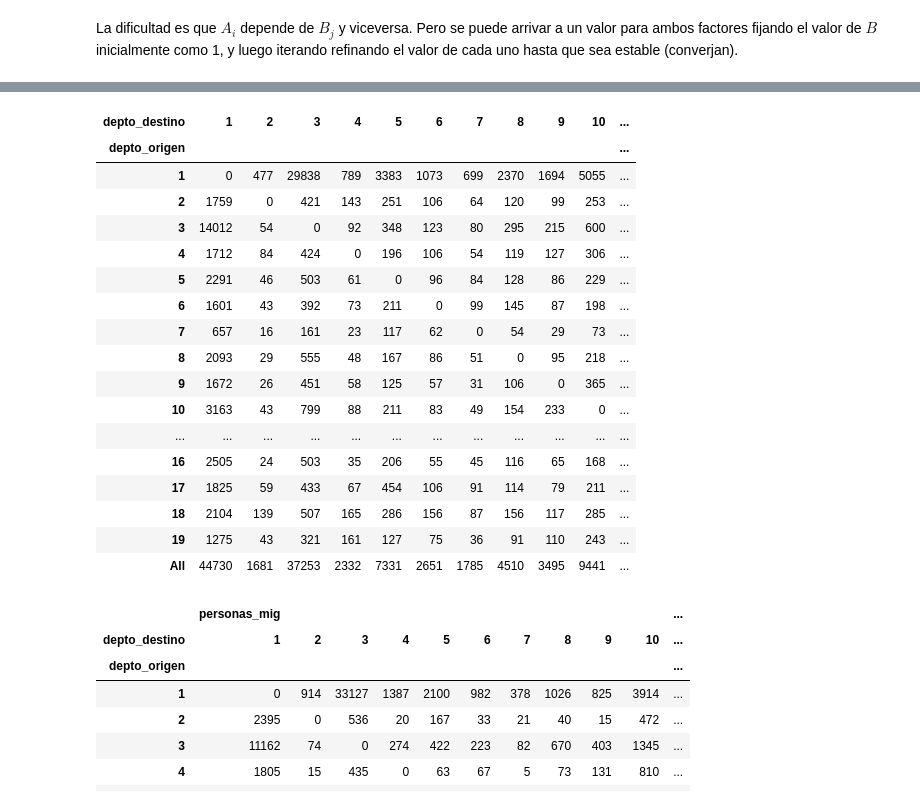
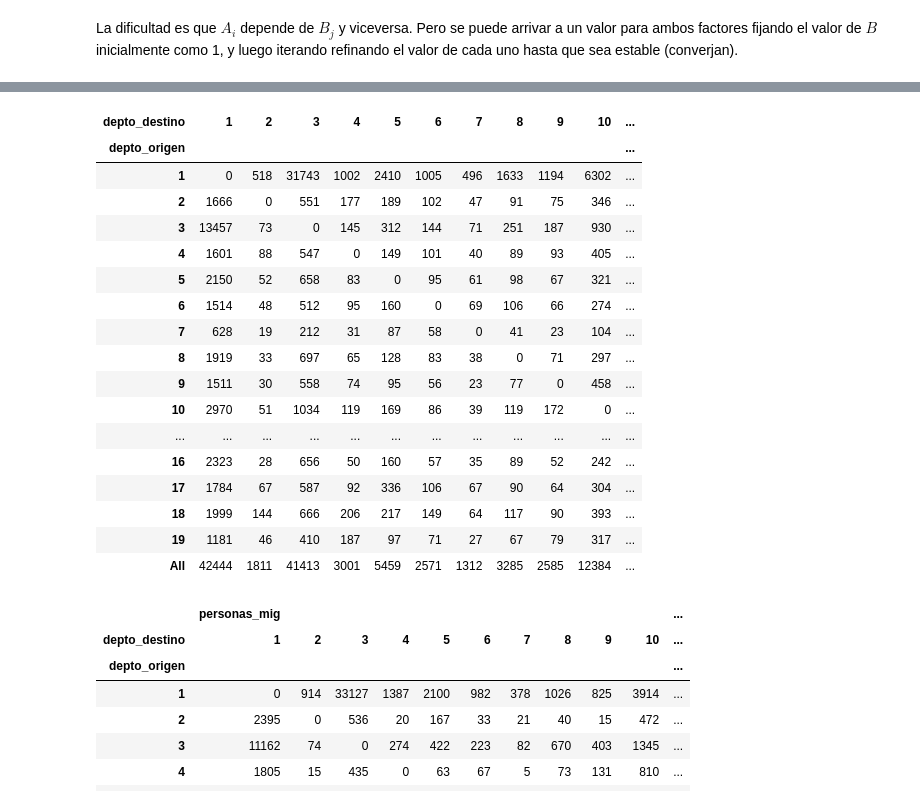
Before and after one commit to guillermodangelo/tesis, a Jupyter notebook: 02-metodologia.ipynb, the cells around one changed output, grey strips where cells are left out. Saved outputs shown, nothing was run; the diff lists cells and outputs as text; code cells hidden in the pictures.

```diff
--- a/02-metodologia.ipynb
+++ b/02-metodologia.ipynb
@@ -218,14 +256,0 @@ datos_diadas = merge3.drop(['DPTO_x', 'DPTO_y'], axis=1)
-# %%
-del(merge1, merge2, merge3)
-
-datos_diadas.rename(columns={'miles_de_pesos_x': 'pbi_origen', 'miles_de_pesos_y': 'pbi_destino',
-                             'distancia': 'dist', 'poblacion_x': 'pob_origen', 'poblacion_y': 'pob_destino'},
-                    inplace=True)
-
-# vamos a usar el logaritmo del PBI departamental en destino
-datos_diadas = datos_diadas.assign(log_pbi_destino = lambda x: np.log(x['pbi_destino']))
-
-# logaritmo de las distancias entre díadas
-datos_diadas = datos_diadas.assign(log_dist = lambda x: np.log(x['dist']))
-
-datos_diadas.head()
@@ -587,11 +627,11 @@ dónde
 # %% [markdown]
 La dificultad es que $A_{i}$ depende de $B_{j}$ y viceversa. Pero se puede arrivar a un valor para ambos factores fijando el valor de $B$ inicialmente como 1, y luego iterando refinando el valor de cada uno hasta que sea estable (converjan).
 # %%
-# Now the doubly constrained model!
+# Modelo de restricción doble
 
 # recupera el los datos del respaldo
 datos_diadas = dd
-formula = "personas_mig ~ depto_origen + depto_destino + log_pbi_destino + log_dist -1"
+formula = "personas_mig ~ nom_depto_orig + nom_depto_des + log_pbi_destino + log_dist -1"
 doubSim = smf.glm(formula=formula, data = datos_diadas, family = sm.families.Poisson()).fit()
 doubSim.summary()
 # %% [output]
@@ -624,30 +664,30 @@ Generalized Linear Model Regression Results
 # %%
-#  Get the estimates
-datos_diadas['doubsimfitted'] = np.round(doubSim.predict())
+# recupera los valores estimados
+datos_diadas['doubsim_ajustado'] = np.round(doubSim.predict())
 
 datos_diadas['depto_origen'] = datos_diadas.depto_origen.astype(int)
 
-# Here's the matrix
-pd.pivot_table(datos_diadas, values='doubsimfitted', index ='depto_origen', columns='depto_destino', fill_value=0, aggfunc=sum, margins=True)
+# matriz de los valores estimados
+pd.pivot_table(datos_diadas, values='doubsim_ajustado', index ='depto_origen', columns='depto_destino', fill_value=0, aggfunc=sum, margins=True)
 # %% [output]
 | depto_destino | 1 | 2 | 3 | 4 | 5 | 6 | 7 | 8 | 9 | 10 | ... |
 | depto_origen |  |  |  |  |  |  |  |  |  |  | ... |
-| 1 | 0 | 477 | 29838 | 789 | 3383 | 1073 | 699 | 2370 | 1694 | 5055 | ... |
-| 2 | 1759 | 0 | 421 | 143 | 251 | 106 | 64 | 120 | 99 | 253 | ... |
-| 3 | 14012 | 54 | 0 | 92 | 348 | 123 | 80 | 295 | 215 | 600 | ... |
-| 4 | 1712 | 84 | 424 | 0 | 196 | 106 | 54 | 119 | 127 | 306 | ... |
-| 5 | 2291 | 46 | 503 | 61 | 0 | 96 | 84 | 128 | 86 | 229 | ... |
-| 6 | 1601 | 43 | 392 | 73 | 211 | 0 | 99 | 145 | 87 | 198 | ... |
-| 7 | 657 | 16 | 161 | 23 | 117 | 62 | 0 | 54 | 29 | 73 | ... |
-| 8 | 2093 | 29 | 555 | 48 | 167 | 86 | 51 | 0 | 95 | 218 | ... |
-| 9 | 1672 | 26 | 451 | 58 | 125 | 57 | 31 | 106 | 0 | 365 | ... |
-| 10 | 3163 | 43 | 799 | 88 | 211 | 83 | 49 | 154 | 233 | 0 | ... |
+| 1 | 0 | 518 | 31743 | 1002 | 2410 | 1005 | 496 | 1633 | 1194 | 6302 | ... |
+| 2 | 1666 | 0 | 551 | 177 | 189 | 102 | 47 | 91 | 75 | 346 | ... |
+| 3 | 13457 | 73 | 0 | 145 | 312 | 144 | 71 | 251 | 187 | 930 | ... |
+| 4 | 1601 | 88 | 547 | 0 | 149 | 101 | 40 | 89 | 93 | 405 | ... |
+| 5 | 2150 | 52 | 658 | 83 | 0 | 95 | 61 | 98 | 67 | 321 | ... |
+| 6 | 1514 | 48 | 512 | 95 | 160 | 0 | 69 | 106 | 66 | 274 | ... |
+| 7 | 628 | 19 | 212 | 31 | 87 | 58 | 0 | 41 | 23 | 104 | ... |
+| 8 | 1919 | 33 | 697 | 65 | 128 | 83 | 38 | 0 | 71 | 297 | ... |
+| 9 | 1511 | 30 | 558 | 74 | 95 | 56 | 23 | 77 | 0 | 458 | ... |
+| 10 | 2970 | 51 | 1034 | 119 | 169 | 86 | 39 | 119 | 172 | 0 | ... |
 | ... | ... | ... | ... | ... | ... | ... | ... | ... | ... | ... | ... |
-| 16 | 2505 | 24 | 503 | 35 | 206 | 55 | 45 | 116 | 65 | 168 | ... |
-| 17 | 1825 | 59 | 433 | 67 | 454 | 106 | 91 | 114 | 79 | 211 | ... |
-| 18 | 2104 | 139 | 507 | 165 | 286 | 156 | 87 | 156 | 117 | 285 | ... |
-| 19 | 1275 | 43 | 321 | 161 | 127 | 75 | 36 | 91 | 110 | 243 | ... |
-| All | 44730 | 1681 | 37253 | 2332 | 7331 | 2651 | 1785 | 4510 | 3495 | 9441 | ... |
+| 16 | 2323 | 28 | 656 | 50 | 160 | 57 | 35 | 89 | 52 | 242 | ... |
+| 17 | 1784 | 67 | 587 | 92 | 336 | 106 | 67 | 90 | 64 | 304 | ... |
+| 18 | 1999 | 144 | 666 | 206 | 217 | 149 | 64 | 117 | 90 | 393 | ... |
+| 19 | 1181 | 46 | 410 | 187 | 97 | 71 | 27 | 67 | 79 | 317 | ... |
+| All | 42444 | 1811 | 41413 | 3001 | 5459 | 2571 | 1312 | 3285 | 2585 | 12384 | ... |
 # %%
 matrix
 # %% [output]
```
Also changed, not shown: parts of 20 cells of this notebook.
